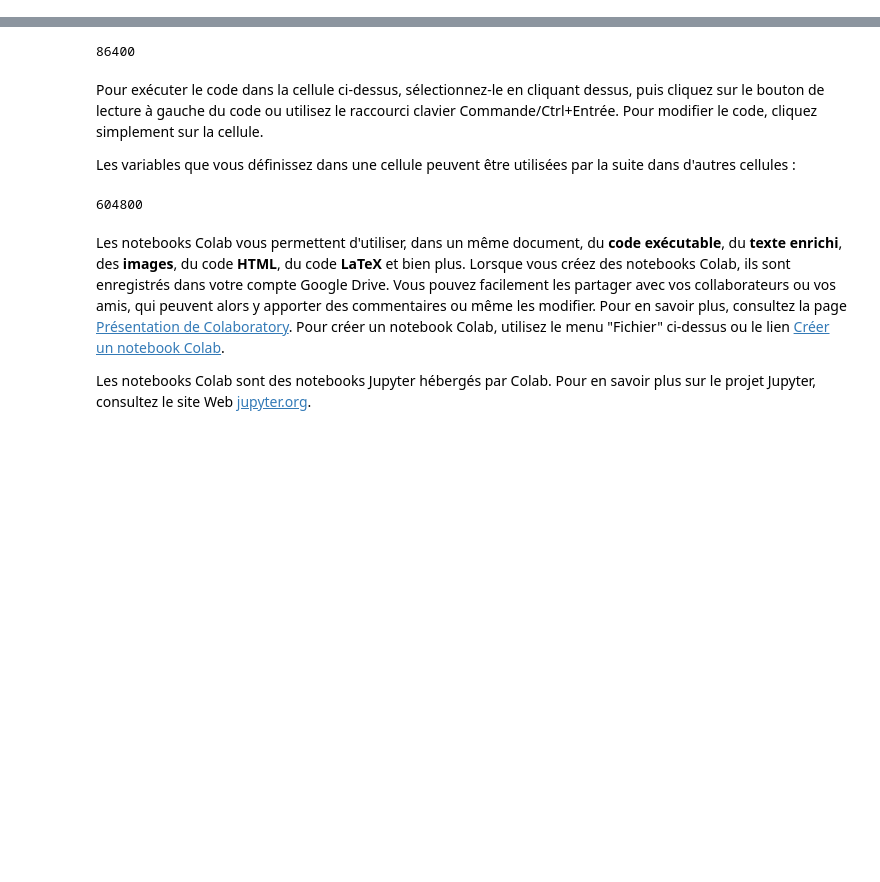
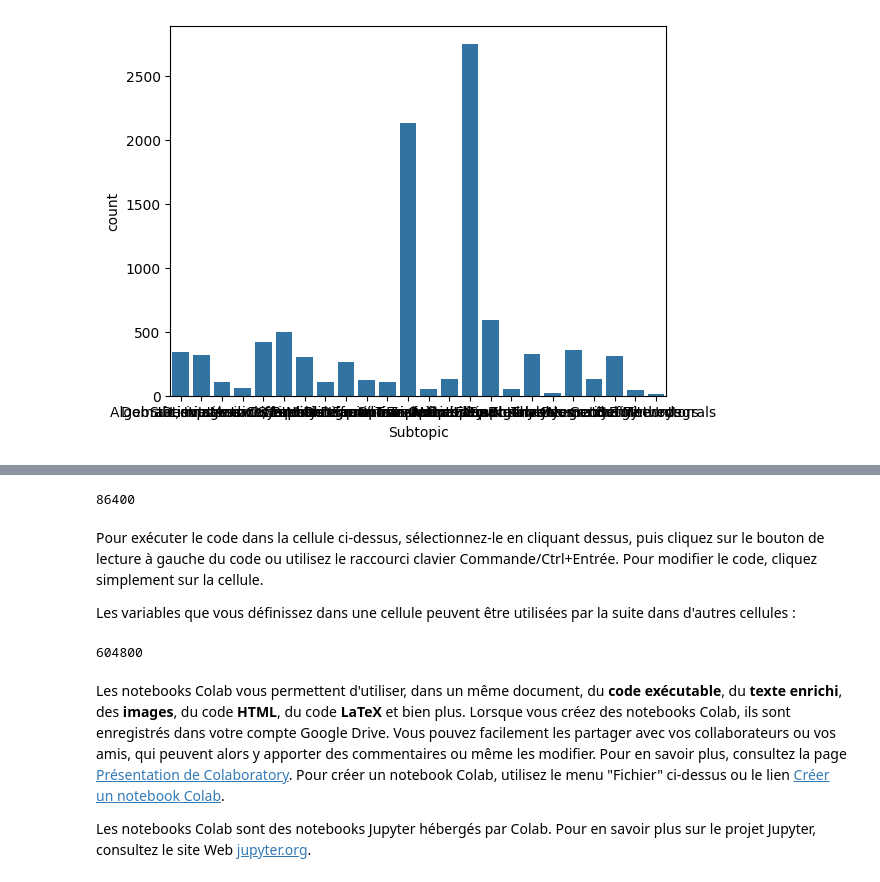
Before and after one commit to ydrisdongmo/-iris_app-, a Jupyter notebook: Bienvenue_dans_Colaboratory.ipynb, the cells around one changed output, grey strips where cells are left out. Saved outputs shown, nothing was run; the diff lists cells and outputs as text; code cells hidden in the pictures; blank space fills up the shorter version.

```diff
--- a/Bienvenue_dans_Colaboratory.ipynb
+++ b/Bienvenue_dans_Colaboratory.ipynb
@@ -71,0 +68,6 @@ print(df.head())
+# %%
+# Remplacez 'Subtopic' par le nom correct si nécessaire
+sns.countplot(x='Subtopic', data=df)
+plt.show()
+# %% [output]
+[figure, added]
```
Also changed, not shown: parts of 39 cells of this notebook.
